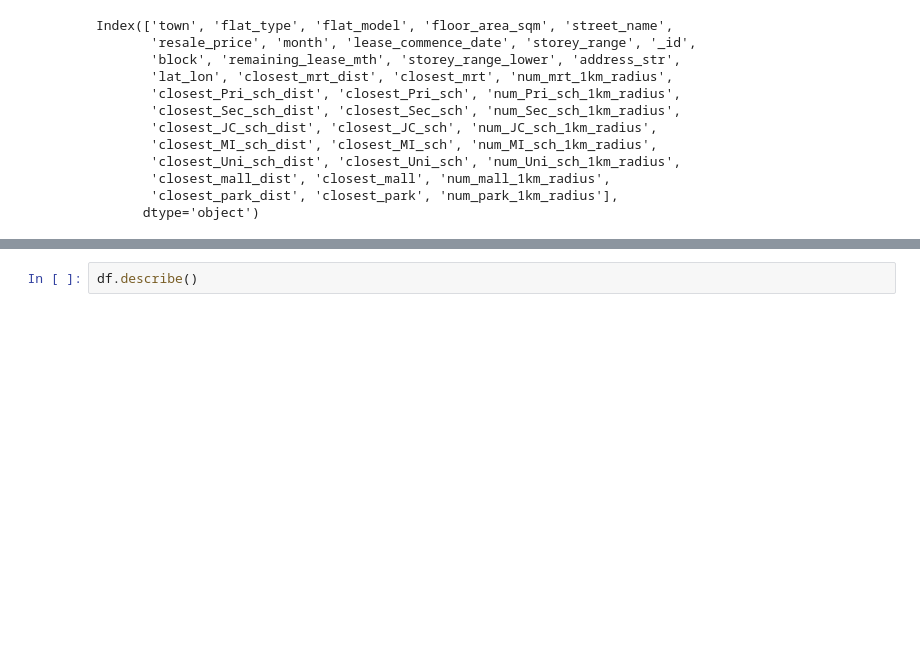
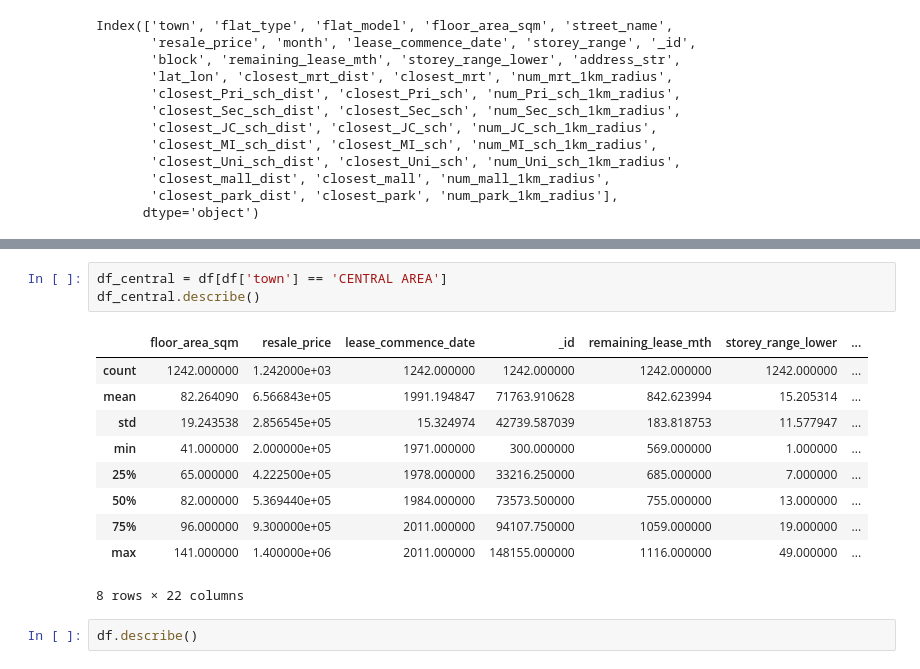
Before and after one commit to alvintanjl/HDB_Resale_Price_Regression, a Jupyter notebook: exploratory_data_analysis.ipynb, the cells around one changed output, grey strips where cells are left out. Saved outputs shown, nothing was run; the diff lists cells and outputs as text; blank space fills up the shorter version.

```diff
--- a/exploratory_data_analysis.ipynb
+++ b/exploratory_data_analysis.ipynb
@@ -48,3 +68,17 @@ Index(['town', 'flat_type', 'flat_model', 'floor_area_sqm', 'street_name',
+# %%
+df_central = df[df['town'] == 'CENTRAL AREA']
+df_central.describe()
+# %% [output]
+|  | floor_area_sqm | resale_price | lease_commence_date | _id | remaining_lease_mth | storey_range_lower | ... |
+| count | 1242.000000 | 1.242000e+03 | 1242.000000 | 1242.000000 | 1242.000000 | 1242.000000 | ... |
+| mean | 82.264090 | 6.566843e+05 | 1991.194847 | 71763.910628 | 842.623994 | 15.205314 | ... |
+| std | 19.243538 | 2.856545e+05 | 15.324974 | 42739.587039 | 183.818753 | 11.577947 | ... |
+| min | 41.000000 | 2.000000e+05 | 1971.000000 | 300.000000 | 569.000000 | 1.000000 | ... |
+| 25% | 65.000000 | 4.222500e+05 | 1978.000000 | 33216.250000 | 685.000000 | 7.000000 | ... |
+| 50% | 82.000000 | 5.369440e+05 | 1984.000000 | 73573.500000 | 755.000000 | 13.000000 | ... |
+| 75% | 96.000000 | 9.300000e+05 | 2011.000000 | 94107.750000 | 1059.000000 | 19.000000 | ... |
+| max | 141.000000 | 1.400000e+06 | 2011.000000 | 148155.000000 | 1116.000000 | 49.000000 | ... |
+8 rows × 22 columns
 # %%
 df.describe()
 # %% [output]
```
Also changed, not shown: parts of 1 cell of this notebook, 1 other file.
